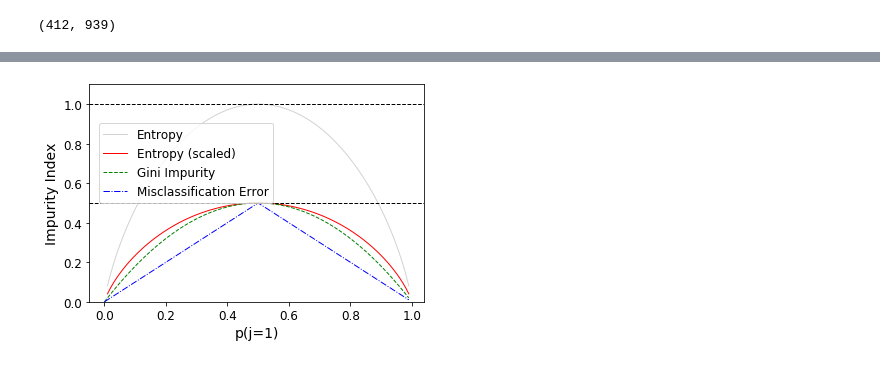
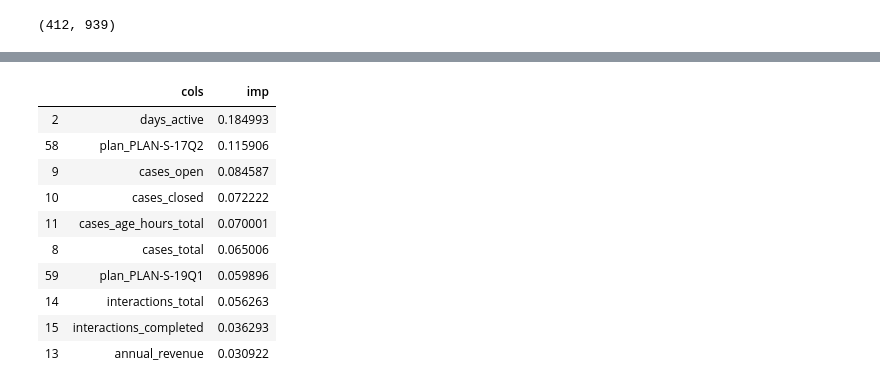
Before and after one commit to justinhennessy/100-days-of-code, a Jupyter notebook: project/churn_train.ipynb, the cells around one changed output, grey strips where cells are left out. Saved outputs shown, nothing was run; the diff lists cells and outputs as text; code cells hidden in the pictures.

```diff
--- a/project/churn_train.ipynb
+++ b/project/churn_train.ipynb
@@ -162,41 +126,15 @@ precision, recall, f1_score, accuracy, cohen_kappa_score, mean abs error
 ['churn_model.pkl']
-# %%
-import matplotlib.pyplot as plt
-import numpy as np
-
-def gini(p):
-   return (p)*(1 - (p)) + (1 - p)*(1 - (1-p))
-
-def entropy(p):
-   return - p*np.log2(p) - (1 - p)*np.log2((1 - p))
-
-def classification_error(p):
-   return 1 - np.max([p, 1 - p])
-
-x = np.arange(0.0, 1.0, 0.01)
-ent = [entropy(p) if p != 0 else None for p in x]
-scaled_ent = [e*0.5 if e else None for e in ent]
-c_err = [classification_error(i) for i in x]
-
-fig = plt.figure()
-ax = plt.subplot(111)
-
-for j, lab, ls, c, in zip(
-      [ent, scaled_ent, gini(x), c_err],
-      ['Entropy', 'Entropy (scaled)', 'Gini Impurity', 'Misclassification Error'],
-      ['-', '-', '--', '-.'],
-      ['lightgray', 'red', 'green', 'blue']):
-   line = ax.plot(x, j, label=lab, linestyle=ls, lw=1, color=c)
-
-ax.legend(loc='upper left', bbox_to_anchor=(0.01, 0.85),
-         ncol=1, fancybox=True, shadow=False)
-
-ax.axhline(y=0.5, linewidth=1, color='k', linestyle='--')
-ax.axhline(y=1.0, linewidth=1, color='k', linestyle='--')
-
-plt.ylim([0, 1.1])
-plt.xlabel('p(j=1)')
-plt.ylabel('Impurity Index')
-plt.show()
-# %% [output]
-[figure, removed]
+# %%
+fi = rf_feat_importance(m, X_valid); fi[:10]
+# %% [output]
+|  | cols | imp |
+| 2 | days_active | 0.184993 |
+| 58 | plan_PLAN-S-17Q2 | 0.115906 |
+| 9 | cases_open | 0.084587 |
+| 10 | cases_closed | 0.072222 |
+| 11 | cases_age_hours_total | 0.070001 |
+| 8 | cases_total | 0.065006 |
+| 59 | plan_PLAN-S-19Q1 | 0.059896 |
+| 14 | interactions_total | 0.056263 |
+| 15 | interactions_completed | 0.036293 |
+| 13 | annual_revenue | 0.030922 |
```
Also changed, not shown: parts of 11 cells of this notebook, 2 other files.
